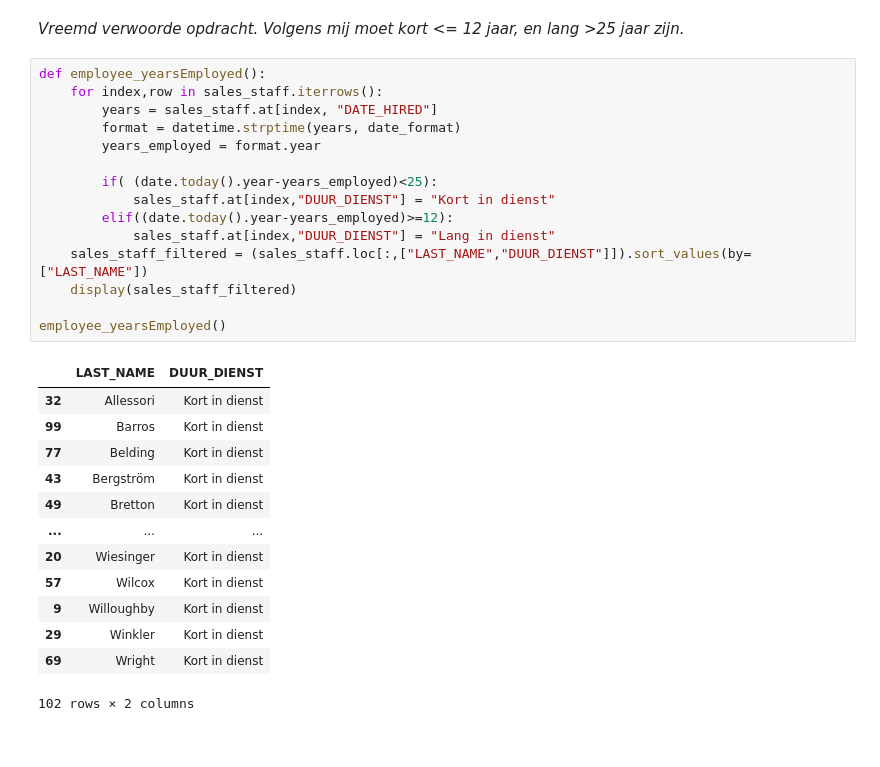
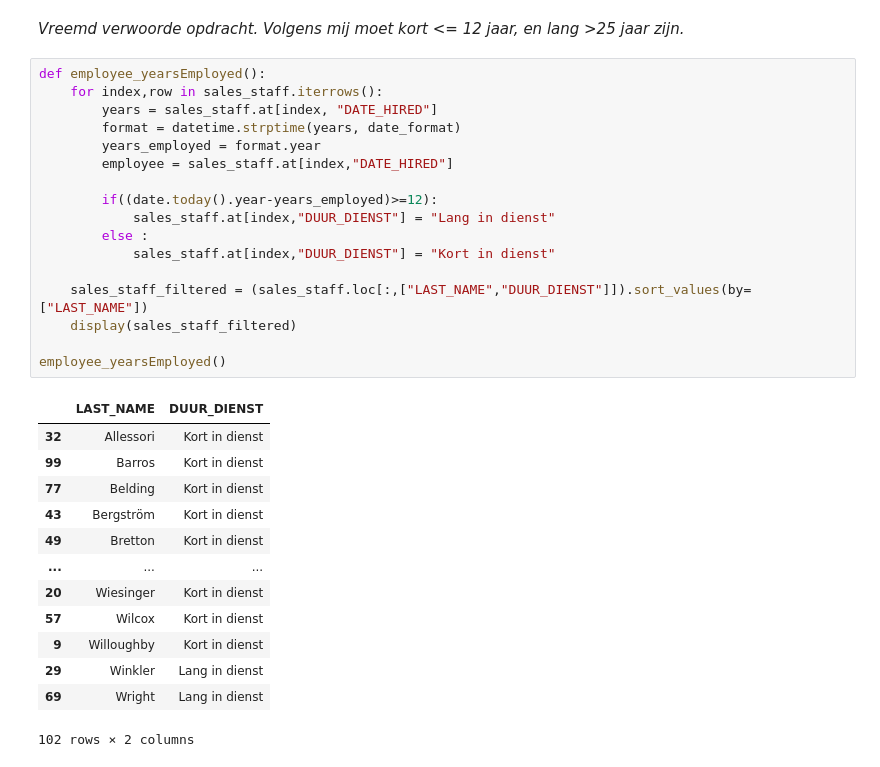
Before and after one commit to DKnightAnon/DEDS_repository, a Jupyter notebook: Practicum_2.3_Opdrachten.ipynb, the cells around one changed output. Drawn from its saved outputs; the diff is of its cells as text.

Commit message:
For loop op Lang/Kort in dienst aangepast.

```diff
--- a/Practicum_2.3_Opdrachten.ipynb
+++ b/Practicum_2.3_Opdrachten.ipynb
@@ -837,29 +837,31 @@ Geef met behulp van bovenstaande hulpcode een overzicht met daarin op basis van
 # %%
 def employee_yearsEmployed():
     for index,row in sales_staff.iterrows():
         years = sales_staff.at[index, "DATE_HIRED"]
         format = datetime.strptime(years, date_format)
         years_employed = format.year
+        employee = sales_staff.at[index,"DATE_HIRED"]
 
-        if( (date.today().year-years_employed)<25):
+        if((date.today().year-years_employed)>=12):
+            sales_staff.at[index,"DUUR_DIENST"] = "Lang in dienst"
+        else :
             sales_staff.at[index,"DUUR_DIENST"] = "Kort in dienst"
-        elif((date.today().year-years_employed)>=12):
-            sales_staff.at[index,"DUUR_DIENST"] = "Lang in dienst"
+
     sales_staff_filtered = (sales_staff.loc[:,["LAST_NAME","DUUR_DIENST"]]).sort_values(by=["LAST_NAME"])
     display(sales_staff_filtered)
 
 employee_yearsEmployed()
 # %% [output]
 |  | LAST_NAME | DUUR_DIENST |
 | 32 | Allessori | Kort in dienst |
 | 99 | Barros | Kort in dienst |
 | 77 | Belding | Kort in dienst |
 | 43 | Bergström | Kort in dienst |
 | 49 | Bretton | Kort in dienst |
 | ... | ... | ... |
 | 20 | Wiesinger | Kort in dienst |
 | 57 | Wilcox | Kort in dienst |
 | 9 | Willoughby | Kort in dienst |
-| 29 | Winkler | Kort in dienst |
-| 69 | Wright | Kort in dienst |
+| 29 | Winkler | Lang in dienst |
+| 69 | Wright | Lang in dienst |
 102 rows × 2 columns
```
